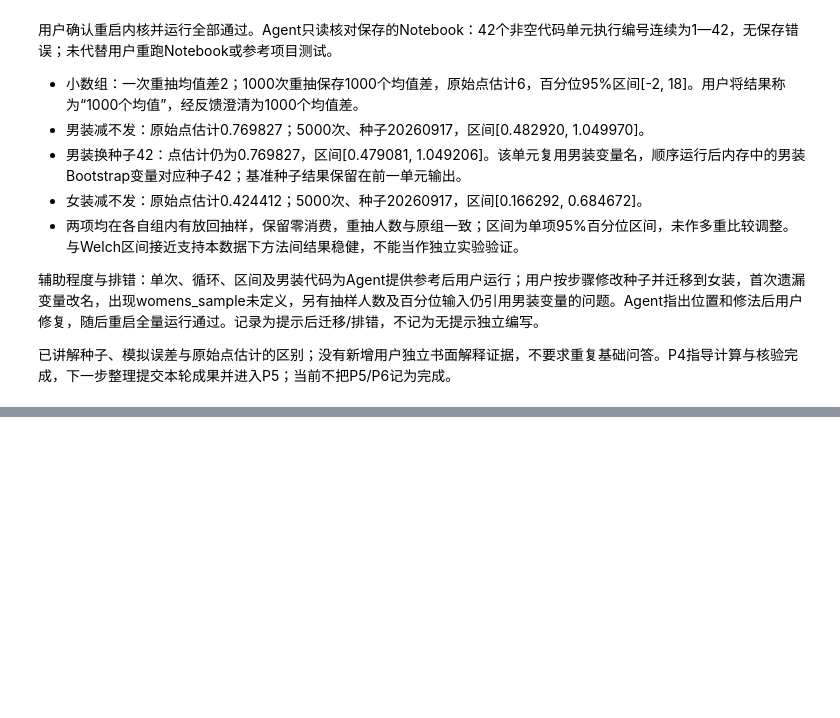
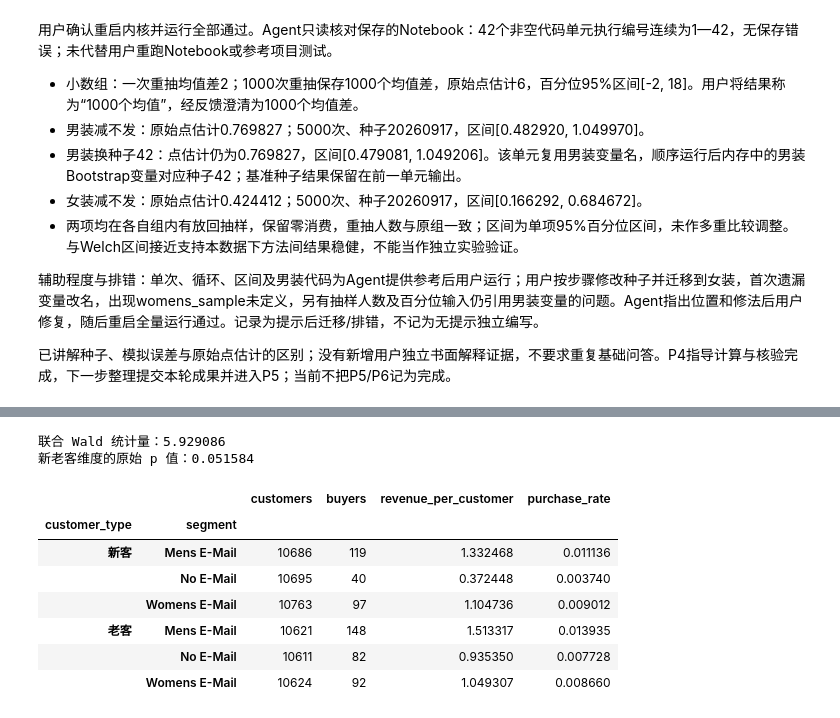
Before and after one commit to xiaomaoII/email-abtest-analysis, a Jupyter notebook: notebooks/python_practice.ipynb, the cells around one changed output, grey strips where cells are left out. Cells and saved outputs as stored; diff of their text form; code cells hidden in the pictures; blank space fills up the shorter version.

```diff
--- a/notebooks/python_practice.ipynb
+++ b/notebooks/python_practice.ipynb
@@ -849,0 +925,42 @@ Bootstrap 95%置信区间：[0.166292, 0.684672]
+# %%
+customer_hypothesis = (
+    "C(segment, Treatment(reference='No E-Mail'))[T.Mens E-Mail]:newbie = 0, "
+    "C(segment, Treatment(reference='No E-Mail'))[T.Womens E-Mail]:newbie = 0"
+)
+
+customer_wald = customer_model.wald_test(
+    customer_hypothesis,
+    use_f=False,
+    scalar=True,
+)
+
+print(f"联合 Wald 统计量：{customer_wald.statistic:.6f}")
+print(f"新老客维度的原始 p 值：{customer_wald.pvalue:.6g}")
+# %% [output]
+联合 Wald 统计量：5.929086
+新老客维度的原始 p 值：0.051584
+# %%
+customer_purchase_summary = (
+    df.groupby(["customer_type", "segment"])
+      .agg(
+          customers=("spend", "size"),
+          buyers=("conversion", "sum"),
+          revenue_per_customer=("spend", "mean"),
+      )
+)
+
+customer_purchase_summary["purchase_rate"] = (
+    customer_purchase_summary["buyers"]
+    / customer_purchase_summary["customers"]
+)
+
+customer_purchase_summary
+# %% [output]
+|  |  | customers | buyers | revenue_per_customer | purchase_rate |
+| customer_type | segment |  |  |  |  |
+| 新客 | Mens E-Mail | 10686 | 119 | 1.332468 | 0.011136 |
+|  | No E-Mail | 10695 | 40 | 0.372448 | 0.003740 |
+|  | Womens E-Mail | 10763 | 97 | 1.104736 | 0.009012 |
+| 老客 | Mens E-Mail | 10621 | 148 | 1.513317 | 0.013935 |
+|  | No E-Mail | 10611 | 82 | 0.935350 | 0.007728 |
+|  | Womens E-Mail | 10624 | 92 | 1.049307 | 0.008660 |
```
Also changed, not shown: parts of 15 cells of this notebook, 4 other files.
